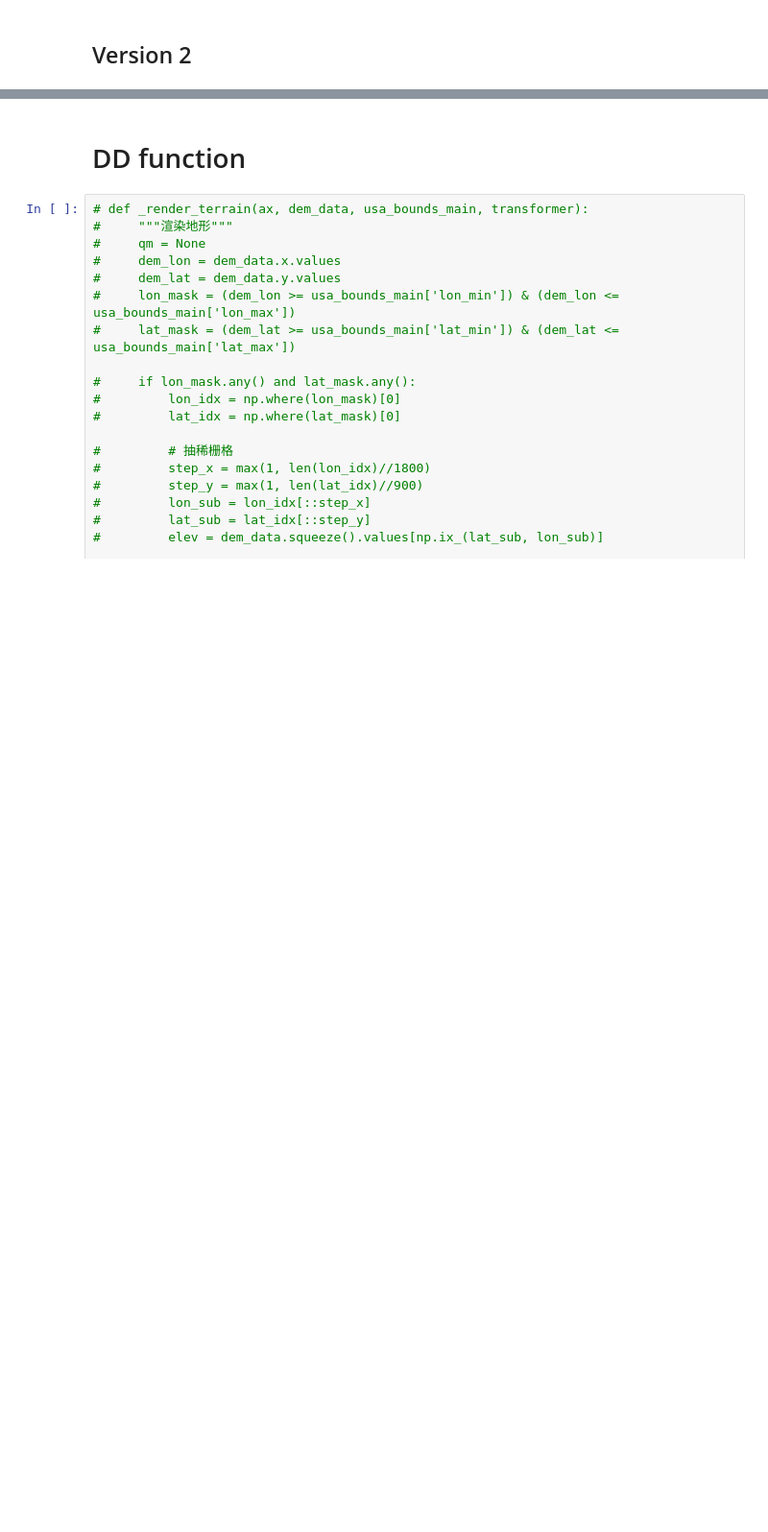
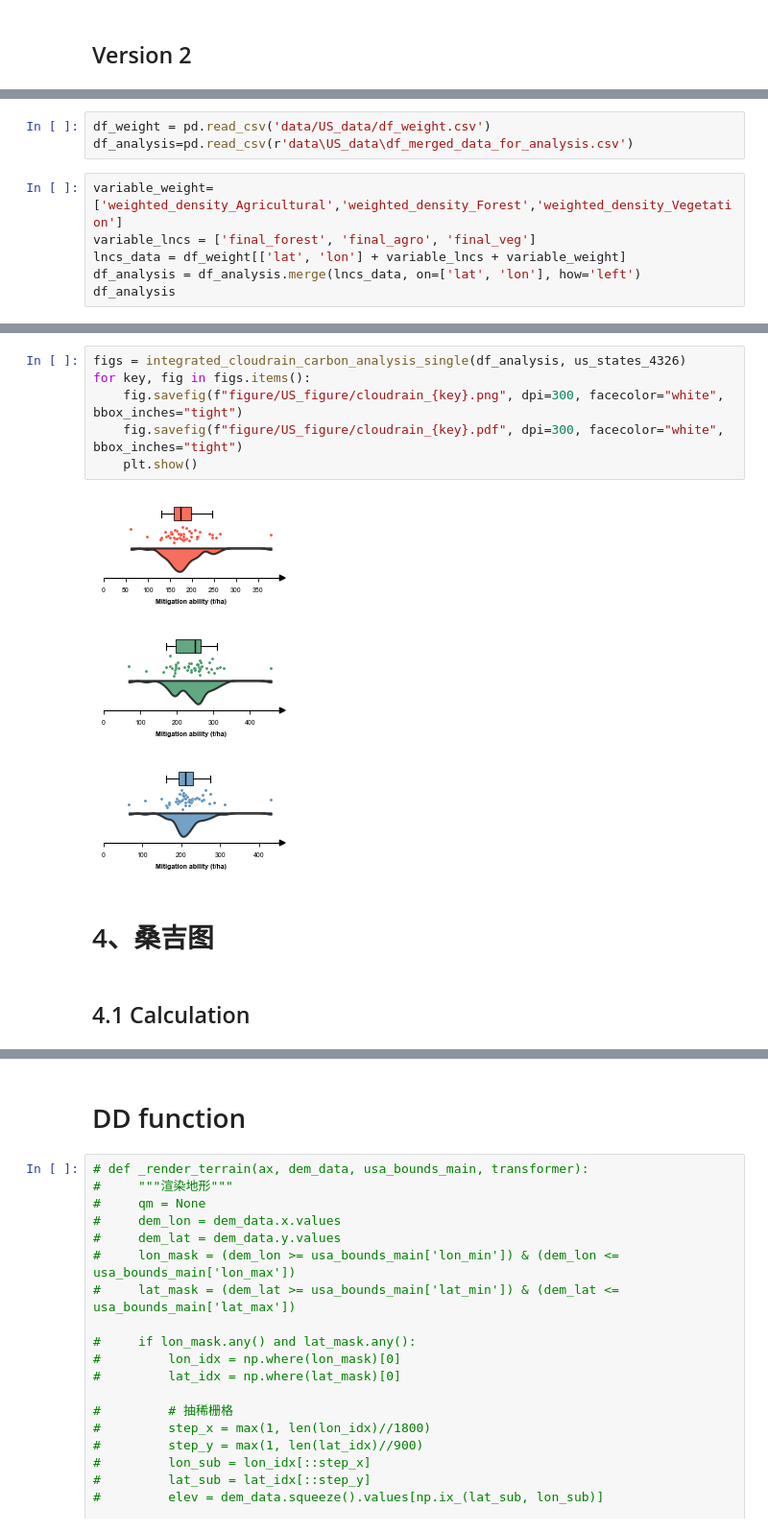
Before and after one commit to px39n/Landuse_Zhong, a Jupyter notebook: 6.8 Figure3_Carbon_LNCS.ipynb, the cells around one changed output, grey strips where cells are left out. Shown at 96% size. Cells and saved outputs as stored; diff of their text form; blank space fills up the shorter version.

```diff
--- a/6.8 Figure3_Carbon_LNCS.ipynb
+++ b/6.8 Figure3_Carbon_LNCS.ipynb
@@ -985,0 +1024,9 @@ fig, (ax_l, ax_r) = plot_weighted_density_subplots(
+# %%
+df_weight = pd.read_csv('data/US_data/df_weight.csv')
+df_analysis=pd.read_csv(r'data\US_data\df_merged_data_for_analysis.csv')
+# %%
+variable_weight=['weighted_density_Agricultural','weighted_density_Forest','weighted_density_Vegetation']
+variable_lncs = ['final_forest', 'final_agro', 'final_veg']
+lncs_data = df_weight[['lat', 'lon'] + variable_lncs + variable_weight]
+df_analysis = df_analysis.merge(lncs_data, on=['lat', 'lon'], how='left')
+df_analysis
@@ -985,0 +1538,14 @@ fig, (ax_l, ax_r) = plot_weighted_density_subplots(
+# %%
+figs = integrated_cloudrain_carbon_analysis_single(df_analysis, us_states_4326)
+for key, fig in figs.items():
+    fig.savefig(f"figure/US_figure/cloudrain_{key}.png", dpi=300, facecolor="white", bbox_inches="tight")
+    fig.savefig(f"figure/US_figure/cloudrain_{key}.pdf", dpi=300, facecolor="white", bbox_inches="tight")
+    plt.show()
+# %% [output]
+[figure, added]
+[figure, added]
+[figure, added]
+# %% [markdown]
+# 4、桑吉图
+# %% [markdown]
+## 4.1 Calculation
```
Also changed, not shown: parts of 22 cells of this notebook, 19 other files.
